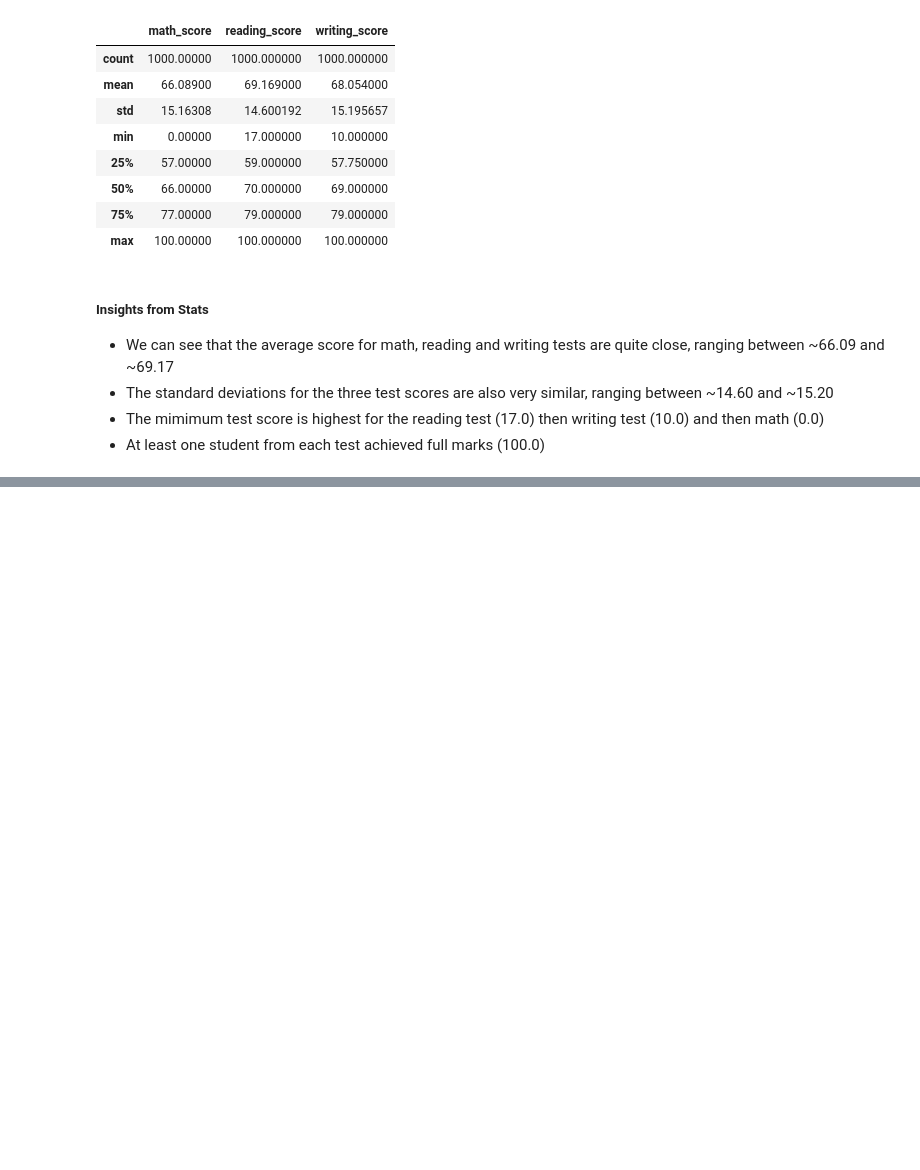
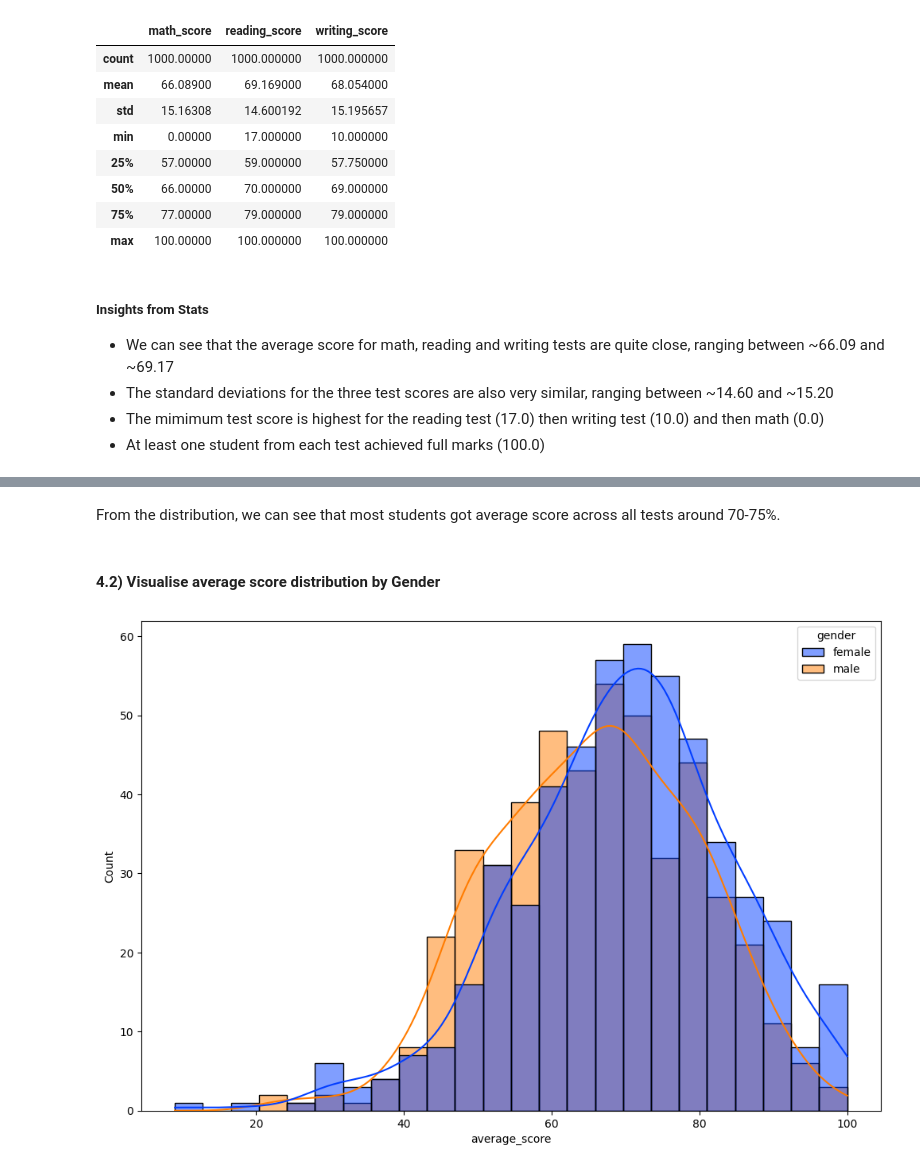
Before and after one commit to AmmanSajid1/End-to-End-ML-Project-Student-Performance, a Jupyter notebook: notebook/EDA STUDENT PERFORMANCE.ipynb, the cells around one changed output, grey strips where cells are left out. Saved outputs shown, nothing was run; the diff lists cells and outputs as text; code cells hidden in the pictures; blank space fills up the shorter version.

```diff
--- a/notebook/EDA STUDENT PERFORMANCE.ipynb
+++ b/notebook/EDA STUDENT PERFORMANCE.ipynb
@@ -152,0 +275,10 @@ df.describe()
+# %% [markdown]
+From the distribution, we can see that most students got average score across all tests around 70-75%.
+# %% [markdown]
+#### 4.2) Visualise average score distribution by Gender
+# %%
+plt.figure(figsize=(12,8))
+sns.histplot(data=df, x='average_score', hue='gender', kde=True, palette='bright')
+plt.show()
+# %% [output]
+[figure, added]
```
Also changed, not shown: parts of 30 cells of this notebook, 6 other files.
